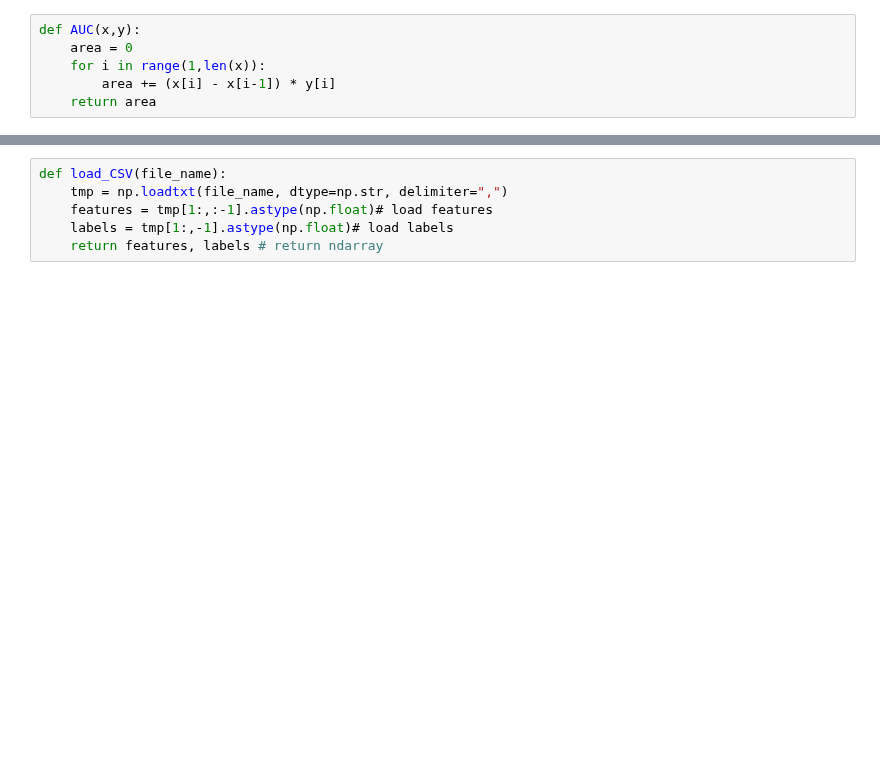
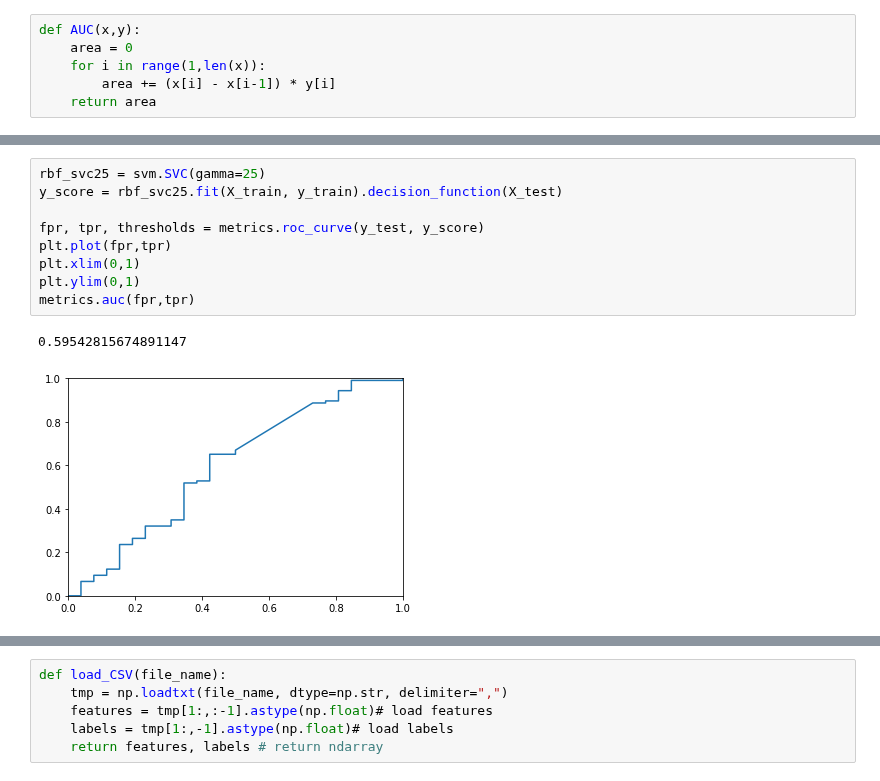
Before and after one commit to ShrekFelix/COMPSCI571-Machine-Learning, a Jupyter notebook: SVM.ipynb, the cells around one changed output, grey strips where cells are left out. Cells and saved outputs as stored; diff of their text form; blank space fills up the shorter version.

```diff
--- a/SVM.ipynb
+++ b/SVM.ipynb
@@ -123,2 +97,14 @@ AUC(x,y)
+# %%
+rbf_svc25 = svm.SVC(gamma=25)
+y_score = rbf_svc25.fit(X_train, y_train).decision_function(X_test)
+
+fpr, tpr, thresholds = metrics.roc_curve(y_test, y_score)
+plt.plot(fpr,tpr)
+plt.xlim(0,1)
+plt.ylim(0,1)
+metrics.auc(fpr,tpr)
+# %% [output]
+0.59542815674891147
+[figure, added]
 # %%
 rbf_svc25 = svm.SVC(gamma=25)
```
Also changed, not shown: parts of 13 cells of this notebook.
